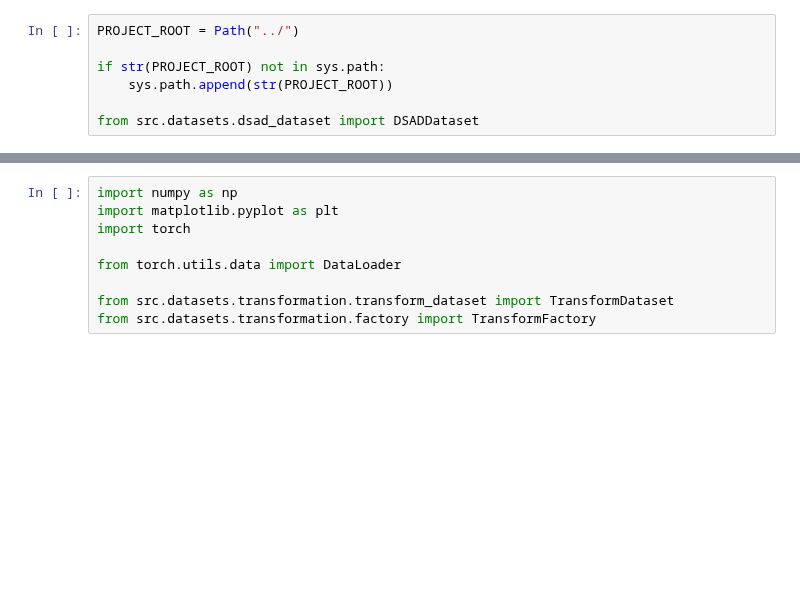
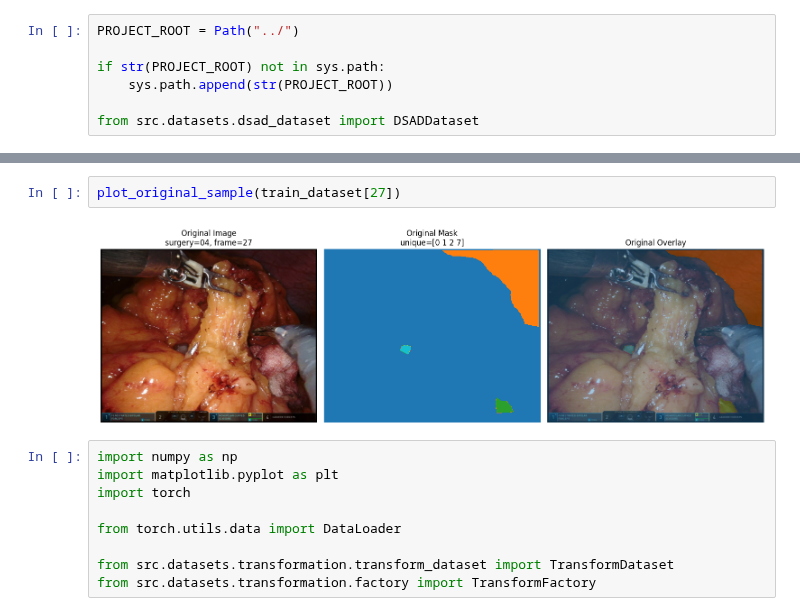
Before and after one commit to minicla03/surgical_scene_segmentation, a Jupyter notebook: notebooks/dsad_exploration.ipynb, the cells around one changed output, grey strips where cells are left out. Drawn from its saved outputs; the diff is of its cells as text; blank space fills up the shorter version.

```diff
--- a/notebooks/dsad_exploration.ipynb
+++ b/notebooks/dsad_exploration.ipynb
@@ -119,3 +201,7 @@ plot_original_sample(train_dataset[12])
+# %%
+plot_original_sample(train_dataset[27])
+# %% [output]
+[figure, added]
 # %%
 import numpy as np
 import matplotlib.pyplot as plt
```
Also changed, not shown: parts of 8 cells of this notebook, 19 other files.
